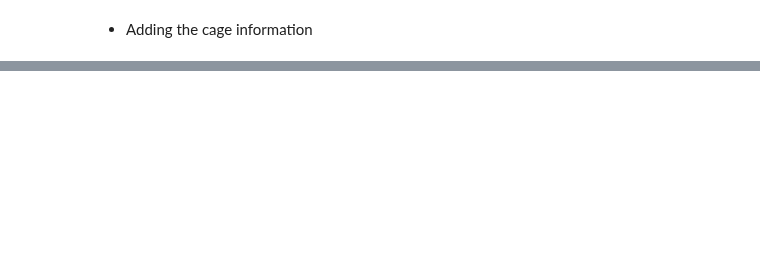
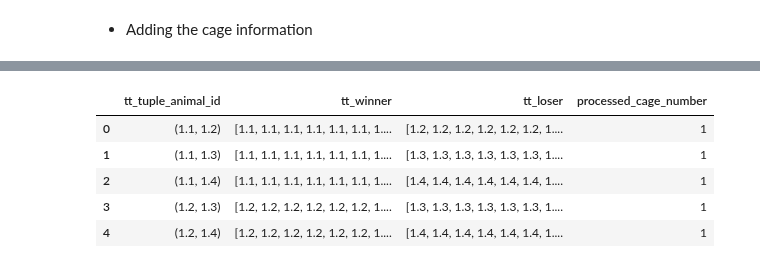
Before and after one commit to padillacoreanolab/behavioral_dataframe_processing, a Jupyter notebook: results/2022_12_05_nb_refactoring/pilot_3/pilot_3_tube_test_processing.ipynb, the cells around one changed output, grey strips where cells are left out. Saved outputs shown, nothing was run; the diff lists cells and outputs as text; code cells hidden in the pictures; blank space fills up the shorter version.

```diff
--- a/results/2022_12_05_nb_refactoring/pilot_3/pilot_3_tube_test_processing.ipynb
+++ b/results/2022_12_05_nb_refactoring/pilot_3/pilot_3_tube_test_processing.ipynb
@@ -1132,6 +1180,6 @@ all_loses_per_pair = all_processed_behavior_recording_df.groupby("tuple_animal_i
 # %%
 all_competition_per_pair_df = pd.concat([all_wins_per_pair, all_loses_per_pair], axis=1).reset_index()
 # %%
-all_competition_per_pair_df = all_competition_per_pair_df.rename(columns={k: "tt_" + k for k in all_competition_per_pair_df.columns})
+all_competition_per_pair_df = all_competition_per_pair_df.rename(columns={k: prefix_name + "_" + k for k in all_competition_per_pair_df.columns})
 # %%
 all_competition_per_pair_df
@@ -1138,5 +1204,6 @@ all_competition_per_pair_df
 # %% [markdown]
 - Adding the cage information
 # %%
-dropped_cuplicate_all_processed_behavior_recording_df = all_processed_behavior_recording_df[["tuple_animal_id", "processed_cage_number"]].drop_duplicates()
+# Getting the cage number for each pair
+dropped_duplicate_all_processed_behavior_recording_df = all_processed_behavior_recording_df[["tuple_animal_id", "processed_cage_number"]].drop_duplicates()
 # %%
@@ -1144,4 +1220,4 @@ dropped_cuplicate_all_processed_behavior_recording_df
 # %%
-pair_to_cage = pd.Series(dropped_cuplicate_all_processed_behavior_recording_df["processed_cage_number"].values, index=dropped_cuplicate_all_processed_behavior_recording_df["tuple_animal_id"]).to_dict()
+pair_to_cage = pd.Series(dropped_duplicate_all_processed_behavior_recording_df["processed_cage_number"].values, index=dropped_duplicate_all_processed_behavior_recording_df["tuple_animal_id"]).to_dict()
 # %%
 pair_to_cage
@@ -1148,7 +1242,14 @@ pair_to_cage
 # %%
-all_competition_per_pair_df["processed_cage_number"] = all_competition_per_pair_df["tt_tuple_animal_id"].map(pair_to_cage)
+all_competition_per_pair_df["processed_cage_number"] = all_competition_per_pair_df["{}_tuple_animal_id".format(prefix_name)].map(pair_to_cage)
 # %%
-all_competition_per_pair_df
+all_competition_per_pair_df.head()
+# %% [output]
+|  | tt_tuple_animal_id | tt_winner | tt_loser | processed_cage_number |
+| 0 | (1.1, 1.2) | [1.1, 1.1, 1.1, 1.1, 1.1, 1.1, 1.... | [1.2, 1.2, 1.2, 1.2, 1.2, 1.2, 1.... | 1 |
+| 1 | (1.1, 1.3) | [1.1, 1.1, 1.1, 1.1, 1.1, 1.1, 1.... | [1.3, 1.3, 1.3, 1.3, 1.3, 1.3, 1.... | 1 |
+| 2 | (1.1, 1.4) | [1.1, 1.1, 1.1, 1.1, 1.1, 1.1, 1.... | [1.4, 1.4, 1.4, 1.4, 1.4, 1.4, 1.... | 1 |
+| 3 | (1.2, 1.3) | [1.2, 1.2, 1.2, 1.2, 1.2, 1.2, 1.... | [1.3, 1.3, 1.3, 1.3, 1.3, 1.3, 1.... | 1 |
+| 4 | (1.2, 1.4) | [1.2, 1.2, 1.2, 1.2, 1.2, 1.2, 1.... | [1.4, 1.4, 1.4, 1.4, 1.4, 1.4, 1.... | 1 |
 # %%
 all_competition_per_pair_df["cohort"] = cohort_name
 all_competition_per_pair_df["processed_cage_number"] = all_competition_per_pair_df["processed_cage_number"].astype(int).astype(str)
```
Also changed, not shown: parts of 41 cells of this notebook.
